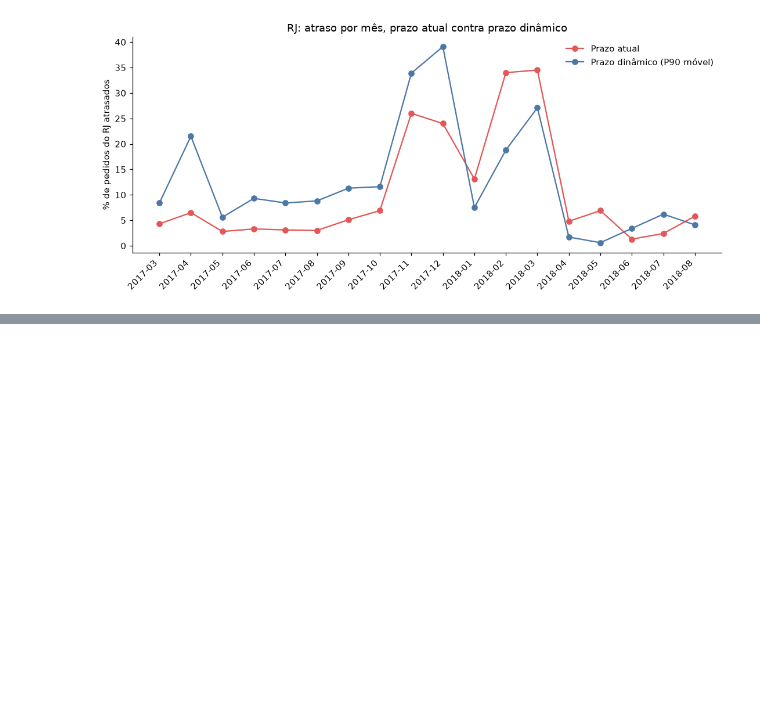
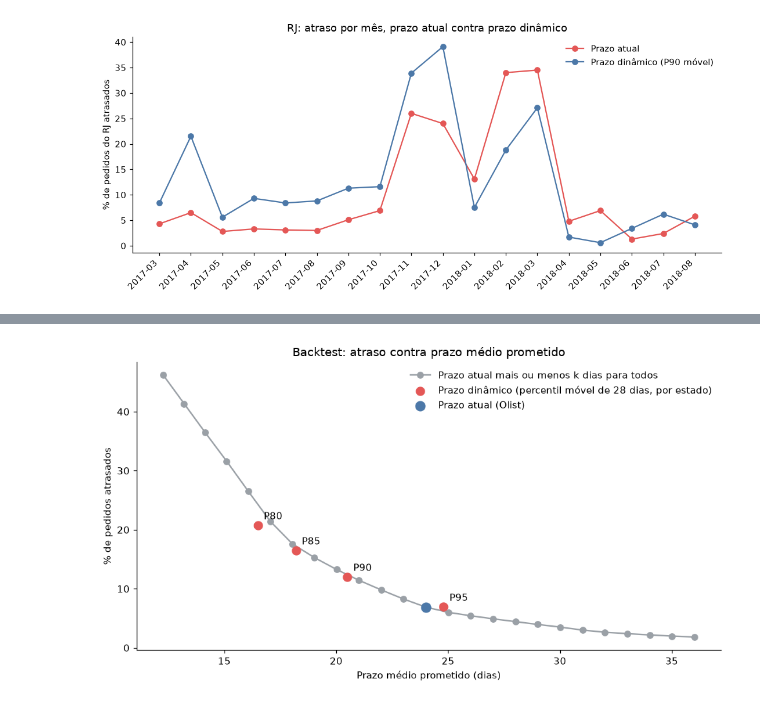
Before and after one commit to Luis-Filipe-Santos/olist-delivery-delay, a Jupyter notebook: notebooks/03_backtest_prazo.ipynb, the cells around one changed output, grey strips where cells are left out. Saved outputs shown, nothing was run; the diff lists cells and outputs as text; code cells hidden in the pictures; blank space fills up the shorter version.

Commit message:
feat: backtest do prazo dinâmico e atualização do README

```diff
--- a/notebooks/03_backtest_prazo.ipynb
+++ b/notebooks/03_backtest_prazo.ipynb
@@ -208,3 +208,40 @@ plt.show()
 | 16 | 2018-07 | 696 | 2.4 | 6.2 | 26.9 | 19.4 |
 | 17 | 2018-08 | 723 | 5.8 | 4.1 | 19.0 | 16.2 |
 [figure]
+# %%
+import numpy as np
+
+ext = bt.sql("""
+SELECT k AS dias_extra,
+       ROUND(AVG(GREATEST(prazo_prometido_dias + k, 1)), 2) AS prazo_medio_prometido,
+       ROUND(100.0 * AVG((prazo_real_dias > GREATEST(prazo_prometido_dias + k, 1))::INT), 2) AS pct_atraso
+FROM regra, range(-12, 13) AS t(k)
+GROUP BY k ORDER BY k
+""").df()
+
+dyn = res[res["regra"].str.startswith("P")].copy()
+dyn["atraso_referencia_mesmo_prazo"] = np.interp(
+    dyn["prazo_medio_prometido"], ext["prazo_medio_prometido"], ext["pct_atraso"]
+).round(2)
+dyn["dinamico_menos_referencia_pp"] = (dyn["pct_atraso"] - dyn["atraso_referencia_mesmo_prazo"]).round(2)
+display(dyn)
+
+atual = res[res["regra"] == "atual (Olist)"].iloc[0]
+fig, ax = plt.subplots(figsize=(9, 5))
+ax.plot(ext["prazo_medio_prometido"], ext["pct_atraso"], marker="o", color="#9AA0A6",
+        label="Prazo atual mais ou menos k dias para todos")
+ax.scatter(dyn["prazo_medio_prometido"], dyn["pct_atraso"], color="#E45756", s=70, zorder=3,
+           label="Prazo dinâmico (percentil móvel de 28 dias, por estado)")
+for _, r in dyn.iterrows():
+    ax.annotate(r["regra"].split()[0], (r["prazo_medio_prometido"], r["pct_atraso"]),
+                textcoords="offset points", xytext=(6, 6))
+ax.scatter(atual["prazo_medio_prometido"], atual["pct_atraso"], color="#4C78A8", s=90, zorder=3,
+           label="Prazo atual (Olist)")
+ax.set_xlabel("Prazo médio prometido (dias)")
+ax.set_ylabel("% de pedidos atrasados")
+ax.set_title("Backtest: atraso contra prazo médio prometido")
+ax.legend(frameon=False)
+plt.tight_layout()
+plt.savefig("../images/05_backtest_curva.png", bbox_inches="tight")
+plt.show()
+# %% [output]
@@ -210,0 +253 @@ plt.show()
+[figure, added]
```
Also changed, not shown: parts of 1 cell of this notebook, 2 other files.
